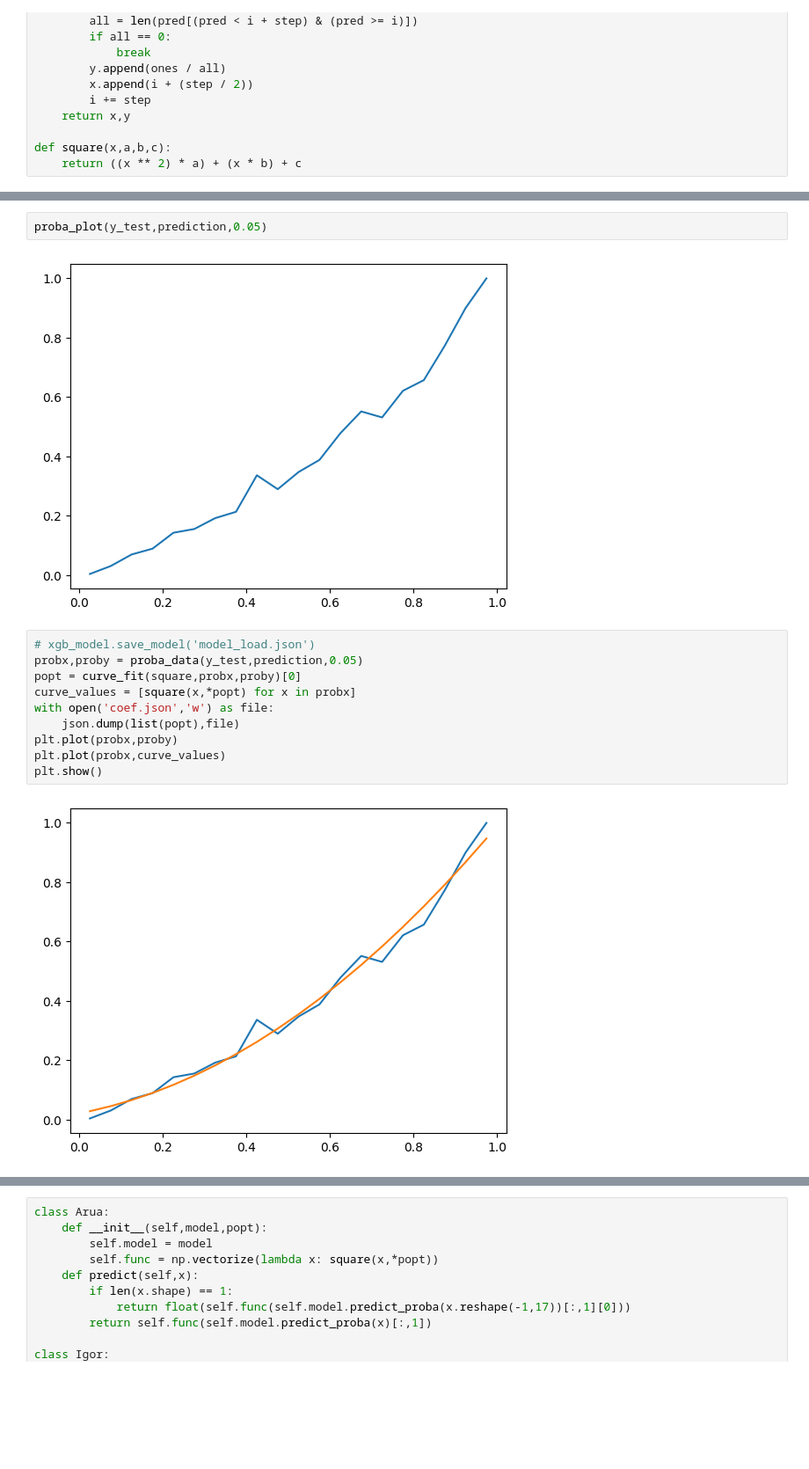
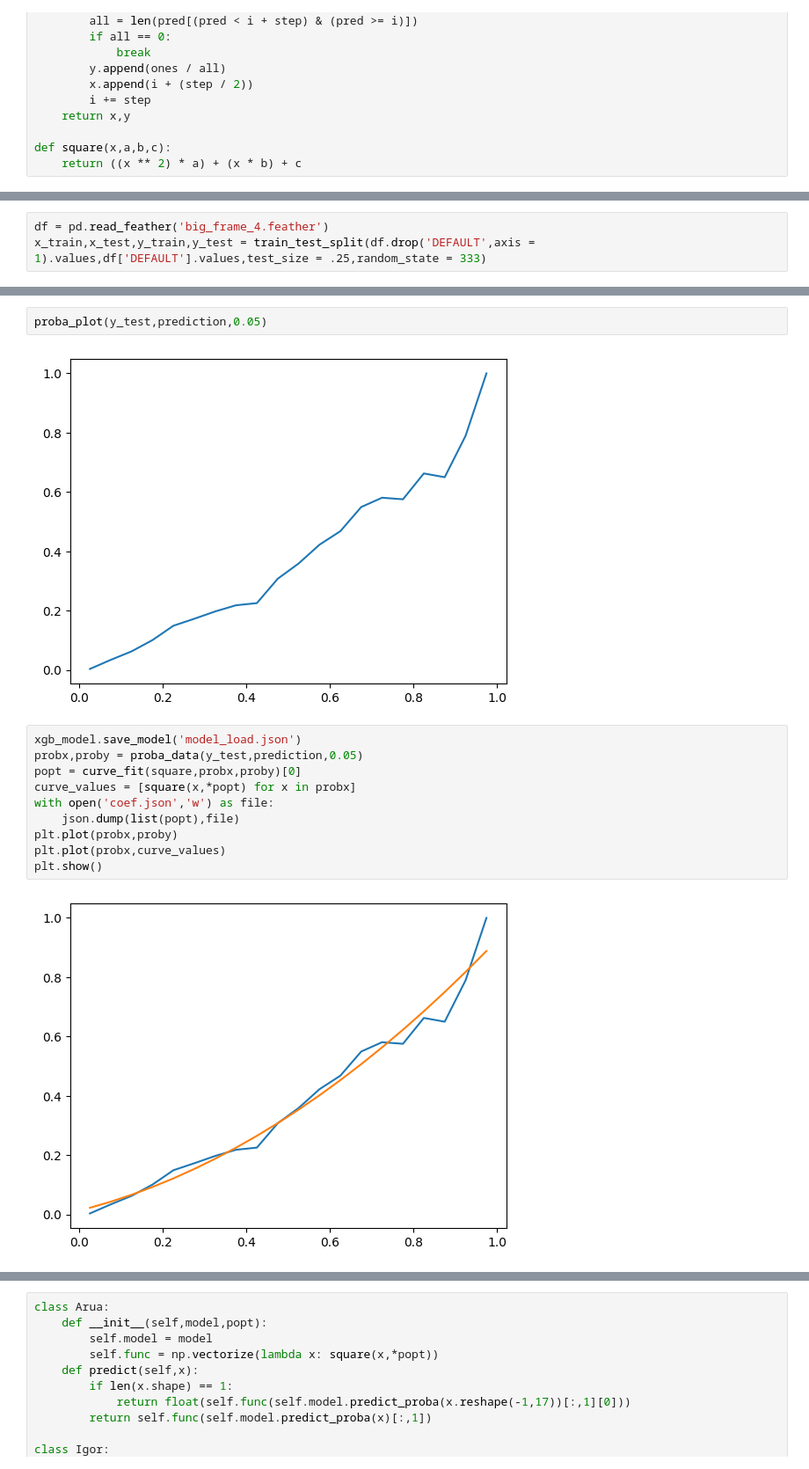
Before and after one commit to aruasouza/amcred, a Jupyter notebook: assemble.ipynb, the cells around one changed output, grey strips where cells are left out. Shown at 88% size. Cells and saved outputs as stored; diff of their text form; blank space fills up the shorter version.

```diff
--- a/assemble.ipynb
+++ b/assemble.ipynb
@@ -46,3 +42,6 @@ y_test = pd.read_csv('y_test.csv',index_col = 0).values.ravel()
+# %%
+df = pd.read_feather('big_frame_4.feather')
+x_train,x_test,y_train,y_test = train_test_split(df.drop('DEFAULT',axis = 1).values,df['DEFAULT'].values,test_size = .25,random_state = 333)
 # %%
 # xgb_model = XGBClassifier(scale_pos_weight = 2,max_depth = 2,eta = .4).fit(x_train, y_train)
 xgb_model = XGBClassifier()
@@ -57,17 +56,17 @@ plt.show()
 # %%
 proba_plot(y_test,prediction,0.05)
 # %% [output]
-[figure, old version]
+[figure, new version]
 # %%
-# xgb_model.save_model('model_load.json')
+xgb_model.save_model('model_load.json')
 probx,proby = proba_data(y_test,prediction,0.05)
 popt = curve_fit(square,probx,proby)[0]
 curve_values = [square(x,*popt) for x in probx]
 with open('coef.json','w') as file:
     json.dump(list(popt),file)
 plt.plot(probx,proby)
 plt.plot(probx,curve_values)
 plt.show()
 # %% [output]
-[figure, old version]
+[figure, new version]
 # %%
```
Also changed, not shown: parts of 21 cells of this notebook, 10 other files.
